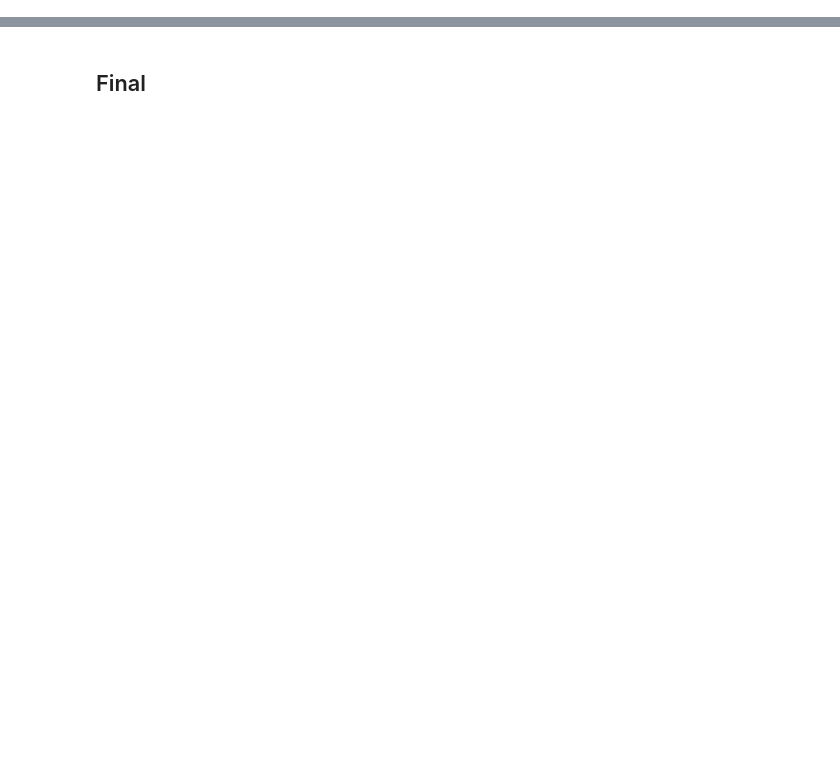
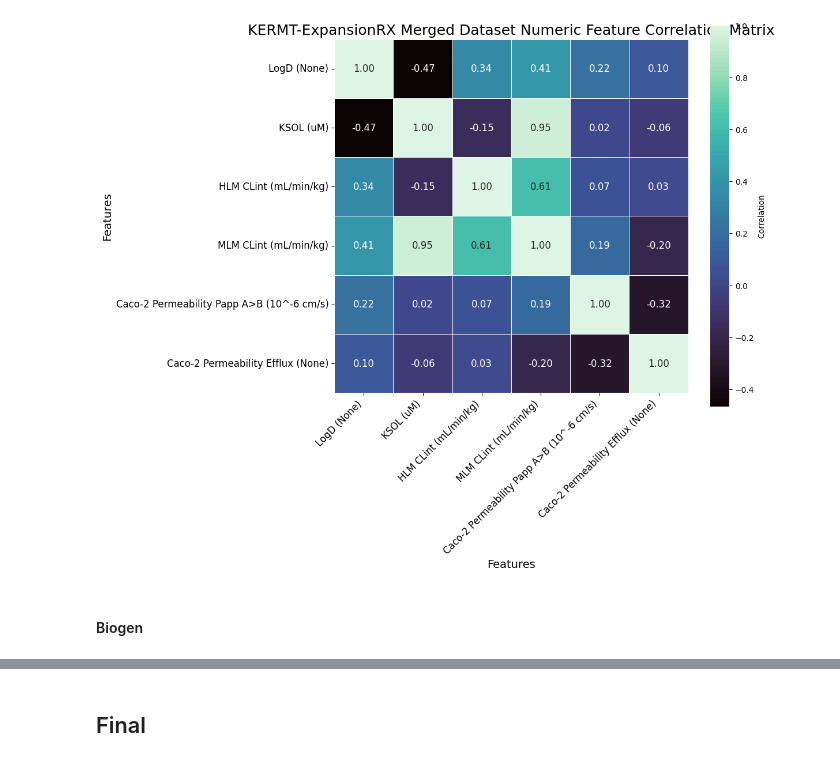
Before and after one commit to alec-glisman/OpenADMET-ExpansionRx-Blind-Challenge, a Jupyter notebook: notebooks/exploratory_data_analysis.ipynb, the cells around one changed output, grey strips where cells are left out. Cells and saved outputs as stored; diff of their text form; code cells hidden in the pictures; blank space fills up the shorter version.

```diff
--- a/notebooks/exploratory_data_analysis.ipynb
+++ b/notebooks/exploratory_data_analysis.ipynb
@@ -373,3 +586,13 @@ cleaned_data["kermt_public"] = df_kermt_public_admet_cleaned.copy()
+# %%
+fig, ax = plot_correlation_matrix(
+    df_kermt_public_admet_cleaned,
+    title="KERMT-ExpansionRX Merged Dataset Numeric Feature Correlation Matrix",
+    save_path=data_path.parent / "kermt_expansionrx_numeric_correlation_matrix.png",
+)
+# %% [output]
+[figure, added]
+# %% [markdown]
+#### Biogen
 # %%
 files_biogen = [
     "KERMT/export_biogen_cluster_split/all_test_cluster_morgan.csv",
```
Also changed, not shown: parts of 39 cells of this notebook, 1 other file.
